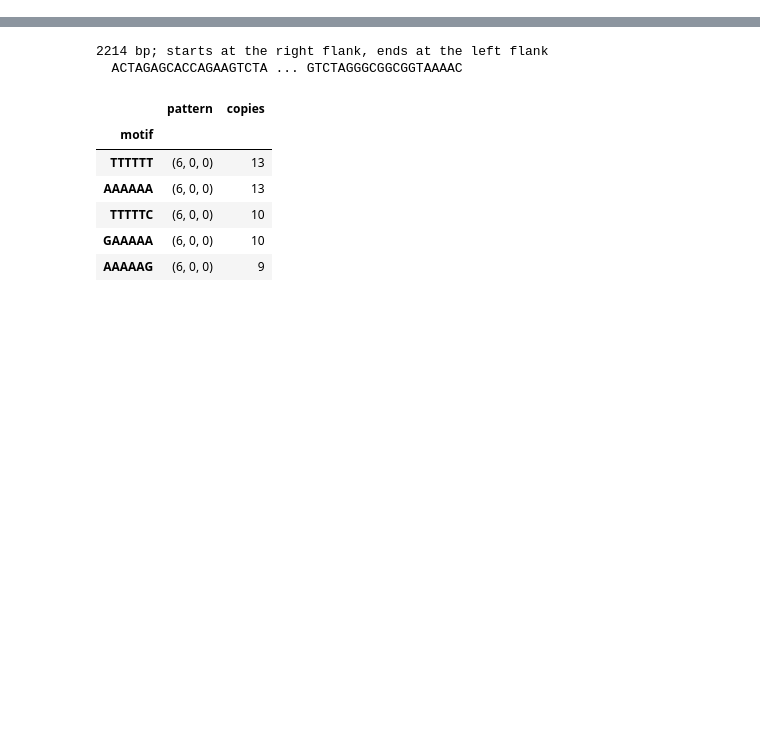
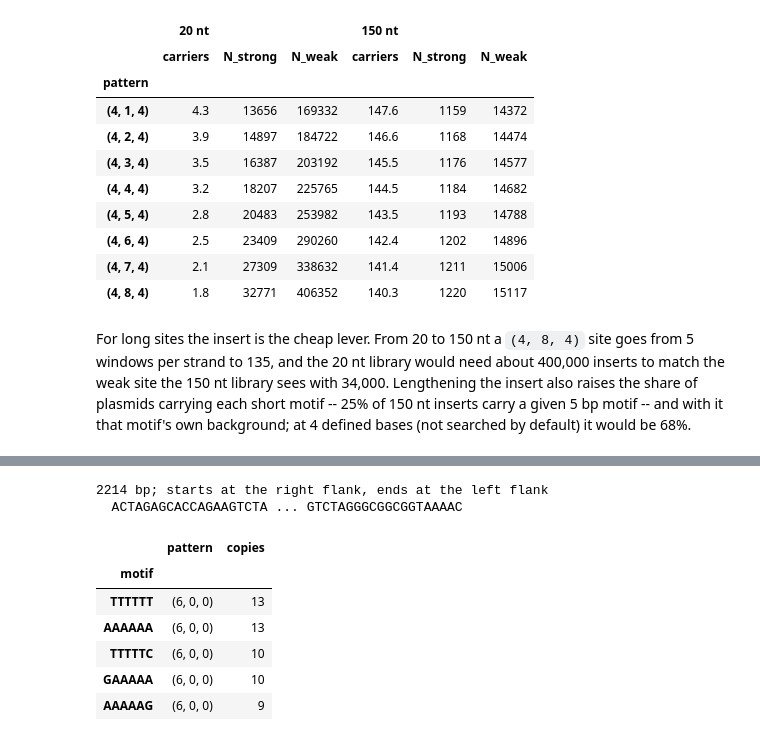
Before and after one commit to dbikard/randseq, a Jupyter notebook: nbs/03_design.ipynb, the cells around one changed output, grey strips where cells are left out. Cells and saved outputs as stored; diff of their text form; code cells hidden in the pictures; blank space fills up the shorter version.

```diff
--- a/nbs/03_design.ipynb
+++ b/nbs/03_design.ipynb
@@ -170,0 +249,32 @@ other, which is what ships as `pMin_backbone.fasta`.
+# %%
+#| export
+def plan_library(N, L, patterns=None, background=0.1, cutoff=1e-4, weak=0.6, backbone=None):
+    """What a library of `N` inserts can call, per motif architecture.
+
+    `L` is the insert length, or the lengths themselves when they vary. For each pattern of
+    `patterns` (default `get_patterns()`): `carriers`, the expected carriers of a motif with its
+    site inside the insert, and `non_carriers`; then, for a site depleting every carrier
+    (`strong`) and one depleting a fraction `weak` of them, the carriers needed to call it
+    (`min_carriers` at `background` and `cutoff`), whether the library has them, and the library
+    size that would (`N_strong`, `N_weak`). With a `backbone` sequence, `masked` is the share of
+    the pattern's motifs the vector already carries (`backbone_masking_summary`).
+    """
+    patterns = get_patterns() if patterns is None else patterns
+    rows = []
+    for p in patterns:
+        k, w = p[0] + p[2], sum(p)
+        frac = carrier_fraction(k, L, w)
+        row = dict(pattern=str(p), defined_bases=k, width=w, carriers=N * frac, non_carriers=N * (1 - frac))
+        for site, f in (("strong", 1.0), ("weak", weak)):
+            # the carriers' own depletion is part of the background they are tested against
+            need = min_carriers(f, background + frac * (f - background), cutoff)
+            row[f"need_{site}"] = need
+            row[site] = need is not None and N * frac >= need
+            row[f"N_{site}"] = int(np.ceil(need / frac)) if need and frac > 0 else None
+        rows.append(row)
+    out = pd.DataFrame(rows)
+    for c in ("need_strong", "N_strong", "need_weak", "N_weak"):
+        out[c] = out[c].astype("Int64")
+    if backbone is not None:
+        out["masked"] = backbone_masking_summary(backbone, patterns).fraction.to_numpy()
+    return out
@@ -170,0 +304,7 @@ other, which is what ships as `pMin_backbone.fasta`.
+# %%
+plans = {name: plan_library(len(inserts), [len(s) for s in inserts])
+         for name, (inserts, _) in libraries.items()}
+pd.concat({name: plan.groupby("defined_bases").agg(
+               patterns=("pattern", "size"), fewest_carriers=("carriers", "min"),
+               most_carriers=("carriers", "max"), strong=("strong", "sum"), weak=("weak", "sum"))
+           for name, plan in plans.items()}).round(1)
@@ -170,0 +331,21 @@ other, which is what ships as `pMin_backbone.fasta`.
+# %%
+pd.concat({name: plan.query("defined_bases == 8").set_index("pattern")[["carriers", "N_strong", "N_weak"]]
+           for name, plan in plans.items()}, axis=1).round(1)
+# %% [output]
+|  | 20 nt |  |  | 150 nt |  |  |
+|  | carriers | N_strong | N_weak | carriers | N_strong | N_weak |
+| pattern |  |  |  |  |  |  |
+| (4, 1, 4) | 4.3 | 13656 | 169332 | 147.6 | 1159 | 14372 |
+| (4, 2, 4) | 3.9 | 14897 | 184722 | 146.6 | 1168 | 14474 |
+| (4, 3, 4) | 3.5 | 16387 | 203192 | 145.5 | 1176 | 14577 |
+| (4, 4, 4) | 3.2 | 18207 | 225765 | 144.5 | 1184 | 14682 |
+| (4, 5, 4) | 2.8 | 20483 | 253982 | 143.5 | 1193 | 14788 |
+| (4, 6, 4) | 2.5 | 23409 | 290260 | 142.4 | 1202 | 14896 |
+| (4, 7, 4) | 2.1 | 27309 | 338632 | 141.4 | 1211 | 15006 |
+| (4, 8, 4) | 1.8 | 32771 | 406352 | 140.3 | 1220 | 15117 |
+# %% [markdown]
+For long sites the insert is the cheap lever. From 20 to 150 nt a `(4, 8, 4)` site goes from 5
+windows per strand to 135, and the 20 nt library would need about 400,000 inserts to match the weak
+site the 150 nt library sees with 34,000. Lengthening the insert also raises the share of plasmids
+carrying each short motif -- 25% of 150 nt inserts carry a given 5 bp motif -- and with it that
+motif's own background; at 4 defined bases (not searched by default) it would be 68%.
```
Also changed, not shown: parts of 54 cells of this notebook, 7 other files.
